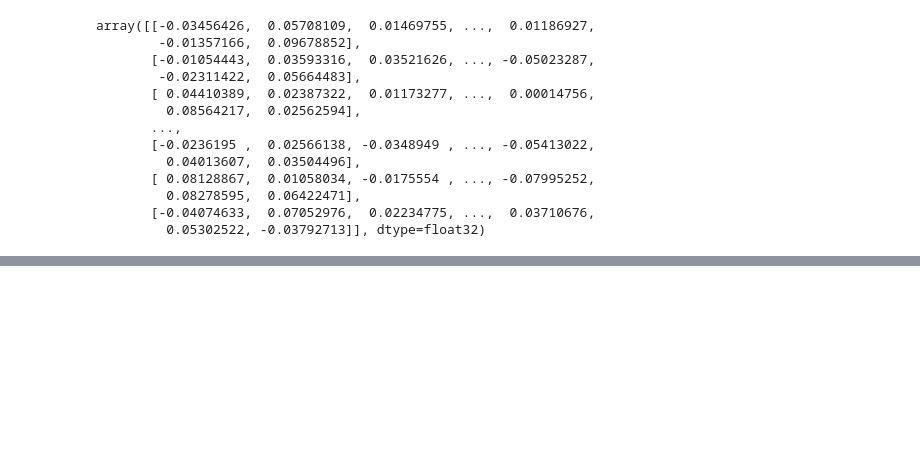
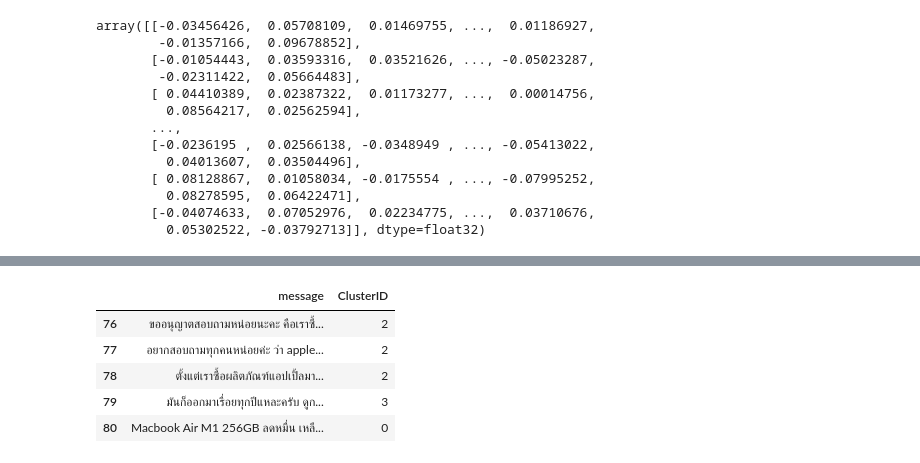
Before and after one commit to HikariJadeEmpire/AdvancedAnalytics-MADT8101, a Jupyter notebook: Section05/voc_analytics.ipynb, the cells around one changed output, grey strips where cells are left out. Cells and saved outputs as stored; diff of their text form; code cells hidden in the pictures; blank space fills up the shorter version.

```diff
--- a/Section05/voc_analytics.ipynb
+++ b/Section05/voc_analytics.ipynb
@@ -236,0 +248,15 @@ TypeError: KMeans.__init__() got an unexpected keyword argument 'OMP_NUM_THREADS
+# %%
+k = 4
+kmean = KMeans(n_clusters=4, n_init='auto')
+kmean.fit(umap_embed)
+
+df_k['ClusterID'] = kmean.labels_
+
+df_k.tail(5)
+# %% [output]
+|  | message | ClusterID |
+| 76 | ขออนุญาตสอบถามหน่อยนะคะ คือเราซื้... | 2 |
+| 77 | อยากสอบถามทุกคนหน่อยค่ะ ว่า apple... | 2 |
+| 78 | ตั้งแต่เราซื้อผลิตภัณฑ์แอปเปิ้ลมา... | 2 |
+| 79 | มันก็ออกมาเรื่อยทุกปีแหละครับ ดูก... | 3 |
+| 80 | Macbook Air M1 256GB ลดหมื่น เหลื... | 0 |
```
Also changed, not shown: parts of 9 cells of this notebook.
